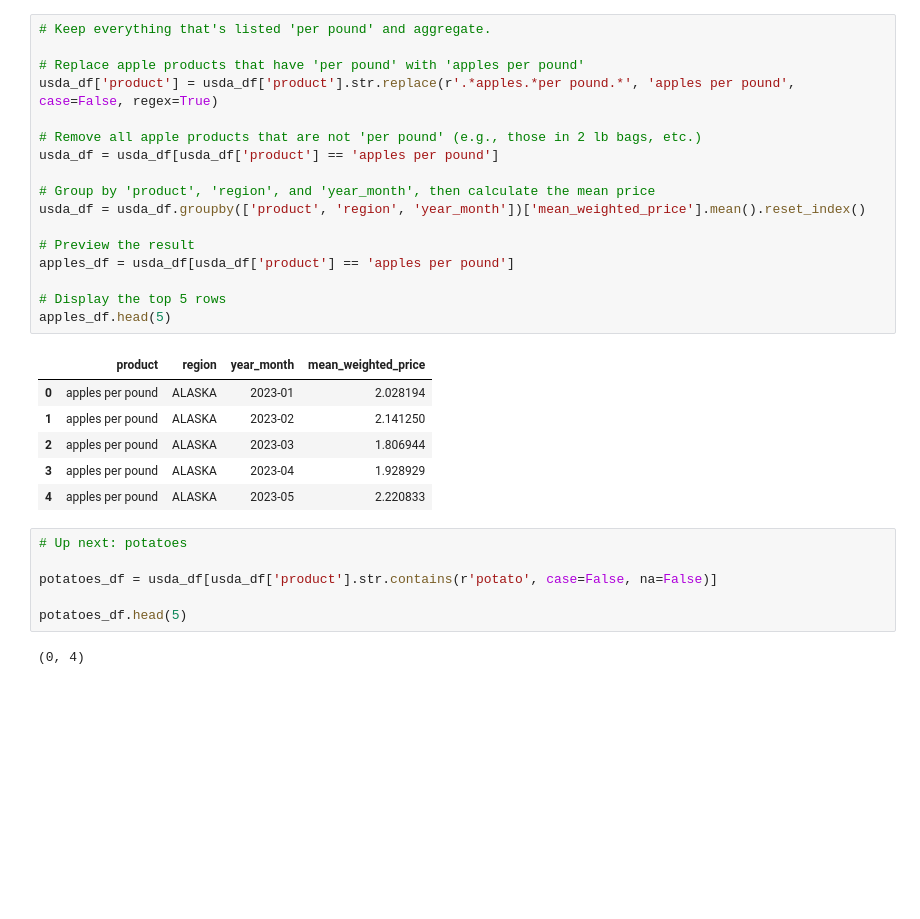
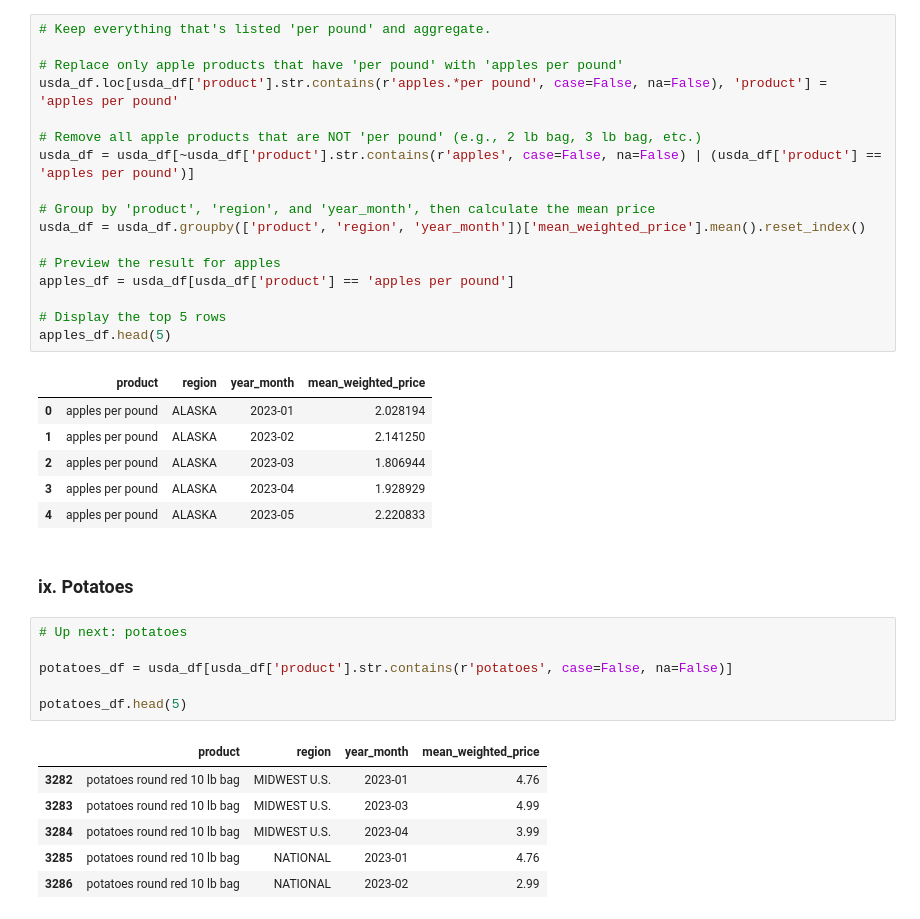
Before and after one commit to bradleytkay/Q1-2025-data-analysis-project-challenge, a Jupyter notebook: Q1-2025-step-2b-cleaning-pt-3.ipynb, the cells around one changed output. Drawn from its saved outputs; the diff is of its cells as text; blank space fills up the shorter version.

```diff
--- a/Q1-2025-step-2b-cleaning-pt-3.ipynb
+++ b/Q1-2025-step-2b-cleaning-pt-3.ipynb
@@ -707,16 +725,16 @@ array(['apples braeburn 3 lb bag', 'apples braeburn per pound',
 # %%
 # Keep everything that's listed 'per pound' and aggregate.
 
-# Replace apple products that have 'per pound' with 'apples per pound'
-usda_df['product'] = usda_df['product'].str.replace(r'.*apples.*per pound.*', 'apples per pound', case=False, regex=True)
+# Replace only apple products that have 'per pound' with 'apples per pound'
+usda_df.loc[usda_df['product'].str.contains(r'apples.*per pound', case=False, na=False), 'product'] = 'apples per pound'
 
-# Remove all apple products that are not 'per pound' (e.g., those in 2 lb bags, etc.)
-usda_df = usda_df[usda_df['product'] == 'apples per pound']
+# Remove all apple products that are NOT 'per pound' (e.g., 2 lb bag, 3 lb bag, etc.)
+usda_df = usda_df[~usda_df['product'].str.contains(r'apples', case=False, na=False) | (usda_df['product'] == 'apples per pound')]
 
 # Group by 'product', 'region', and 'year_month', then calculate the mean price
 usda_df = usda_df.groupby(['product', 'region', 'year_month'])['mean_weighted_price'].mean().reset_index()
 
-# Preview the result
+# Preview the result for apples
 apples_df = usda_df[usda_df['product'] == 'apples per pound']
 
 # Display the top 5 rows
@@ -728,11 +746,18 @@ apples_df.head(5)
 | 2 | apples per pound | ALASKA | 2023-03 | 1.806944 |
 | 3 | apples per pound | ALASKA | 2023-04 | 1.928929 |
 | 4 | apples per pound | ALASKA | 2023-05 | 2.220833 |
+# %% [markdown]
+### ix. Potatoes
 # %%
 # Up next: potatoes
 
-potatoes_df = usda_df[usda_df['product'].str.contains(r'potato', case=False, na=False)]
+potatoes_df = usda_df[usda_df['product'].str.contains(r'potatoes', case=False, na=False)]
 
 potatoes_df.head(5)
 # %% [output]
-(0, 4)
+|  | product | region | year_month | mean_weighted_price |
+| 3282 | potatoes round red 10 lb bag | MIDWEST U.S. | 2023-01 | 4.76 |
+| 3283 | potatoes round red 10 lb bag | MIDWEST U.S. | 2023-03 | 4.99 |
+| 3284 | potatoes round red 10 lb bag | MIDWEST U.S. | 2023-04 | 3.99 |
+| 3285 | potatoes round red 10 lb bag | NATIONAL | 2023-01 | 4.76 |
+| 3286 | potatoes round red 10 lb bag | NATIONAL | 2023-02 | 2.99 |
```
Also changed, not shown: parts of 37 cells of this notebook.
